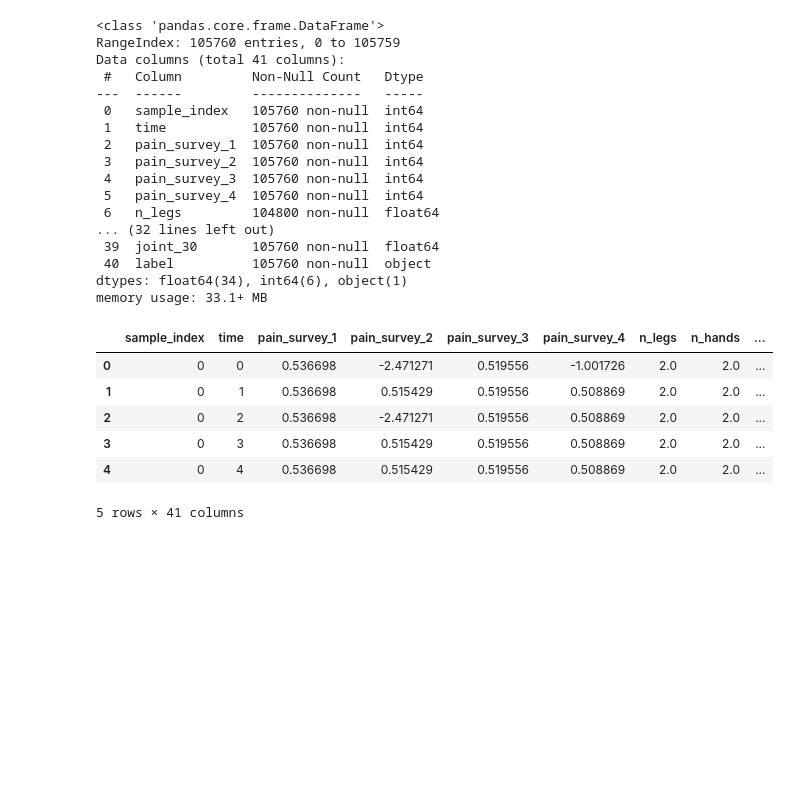
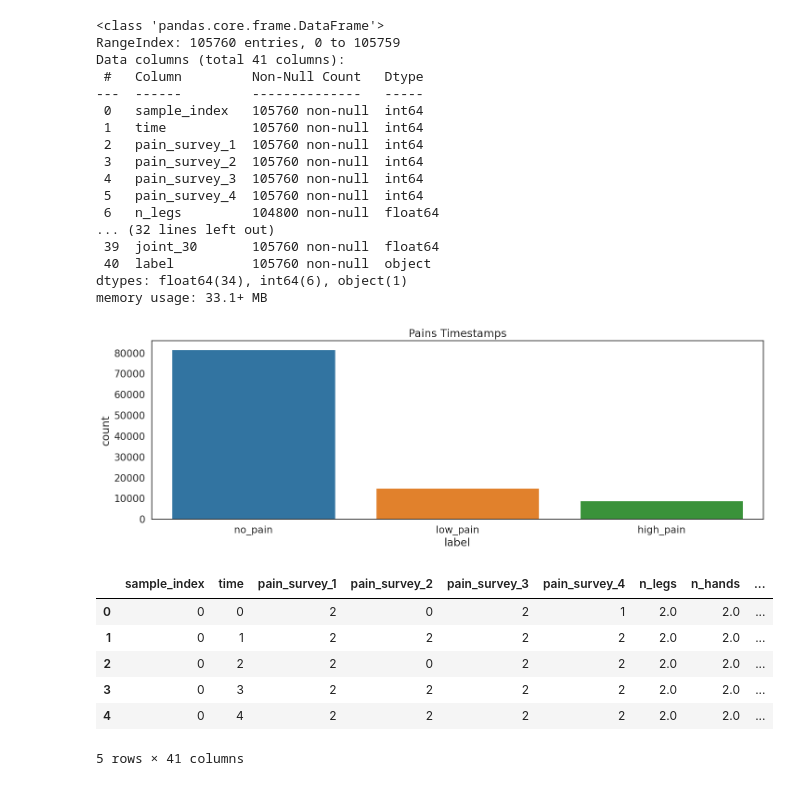
Before and after one commit to Relo02/Artificial-neural-networks-and-deep-learning-, a Jupyter notebook: Ann_challenge.ipynb, the cells around one changed output. Drawn from its saved outputs; the diff is of its cells as text; code cells hidden in the pictures; blank space fills up the shorter version.

Commit message:
data preprocessing

```diff
--- a/Ann_challenge.ipynb
+++ b/Ann_challenge.ipynb
@@ -175,14 +229,22 @@ Data columns (total 41 columns):
  40  label          105760 non-null  object
 dtypes: float64(34), int64(6), object(1)
 memory usage: 33.1+ MB
-# %%
-
-# Identify numeric columns
-numeric_cols = [col for col in data.columns
-                if col.startswith('pain_survey_') or col.startswith('joint_')]
-
-# Initialize the scaler
-scaler = StandardScaler()
-
-# Fit + transform numeric columns
-data[numeric_cols] = scaler.fit_transform(data[numeric_cols])
+# %%
+import seaborn as sns
+
+# Visualise the count of timestamps for each pains
+plt.figure(figsize=(17, 5))
+sns.countplot(
+    x='label',
+    data=data,
+    order=data['label'].value_counts().index,
+    palette='tab10'
+)
+
+# Set the title of the plot
+plt.title('Pains Timestamps')
+
+# Display the plot
+plt.show()
+# %% [output]
+[figure, added]
@@ -190,9 +278,9 @@ data[numeric_cols] = scaler.fit_transform(data[numeric_cols])
 data.head()
 # %% [output]
 |  | sample_index | time | pain_survey_1 | pain_survey_2 | pain_survey_3 | pain_survey_4 | n_legs | n_hands | ... |
-| 0 | 0 | 0 | 0.536698 | -2.471271 | 0.519556 | -1.001726 | 2.0 | 2.0 | ... |
-| 1 | 0 | 1 | 0.536698 | 0.515429 | 0.519556 | 0.508869 | 2.0 | 2.0 | ... |
-| 2 | 0 | 2 | 0.536698 | -2.471271 | 0.519556 | 0.508869 | 2.0 | 2.0 | ... |
-| 3 | 0 | 3 | 0.536698 | 0.515429 | 0.519556 | 0.508869 | 2.0 | 2.0 | ... |
-| 4 | 0 | 4 | 0.536698 | 0.515429 | 0.519556 | 0.508869 | 2.0 | 2.0 | ... |
+| 0 | 0 | 0 | 2 | 0 | 2 | 1 | 2.0 | 2.0 | ... |
+| 1 | 0 | 1 | 2 | 2 | 2 | 2 | 2.0 | 2.0 | ... |
+| 2 | 0 | 2 | 2 | 0 | 2 | 2 | 2.0 | 2.0 | ... |
+| 3 | 0 | 3 | 2 | 2 | 2 | 2 | 2.0 | 2.0 | ... |
+| 4 | 0 | 4 | 2 | 2 | 2 | 2 | 2.0 | 2.0 | ... |
 5 rows × 41 columns
```
Also changed, not shown: parts of 27 cells of this notebook, 1 other file.
